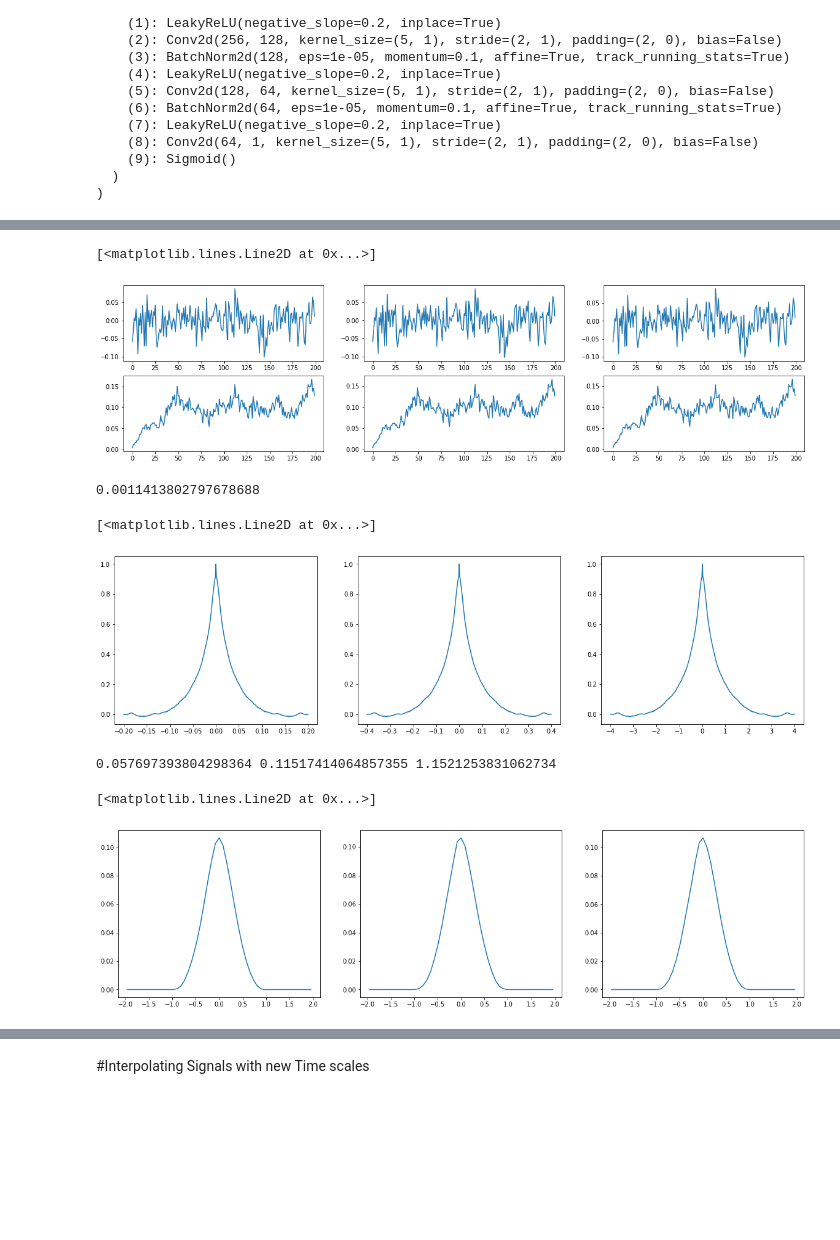
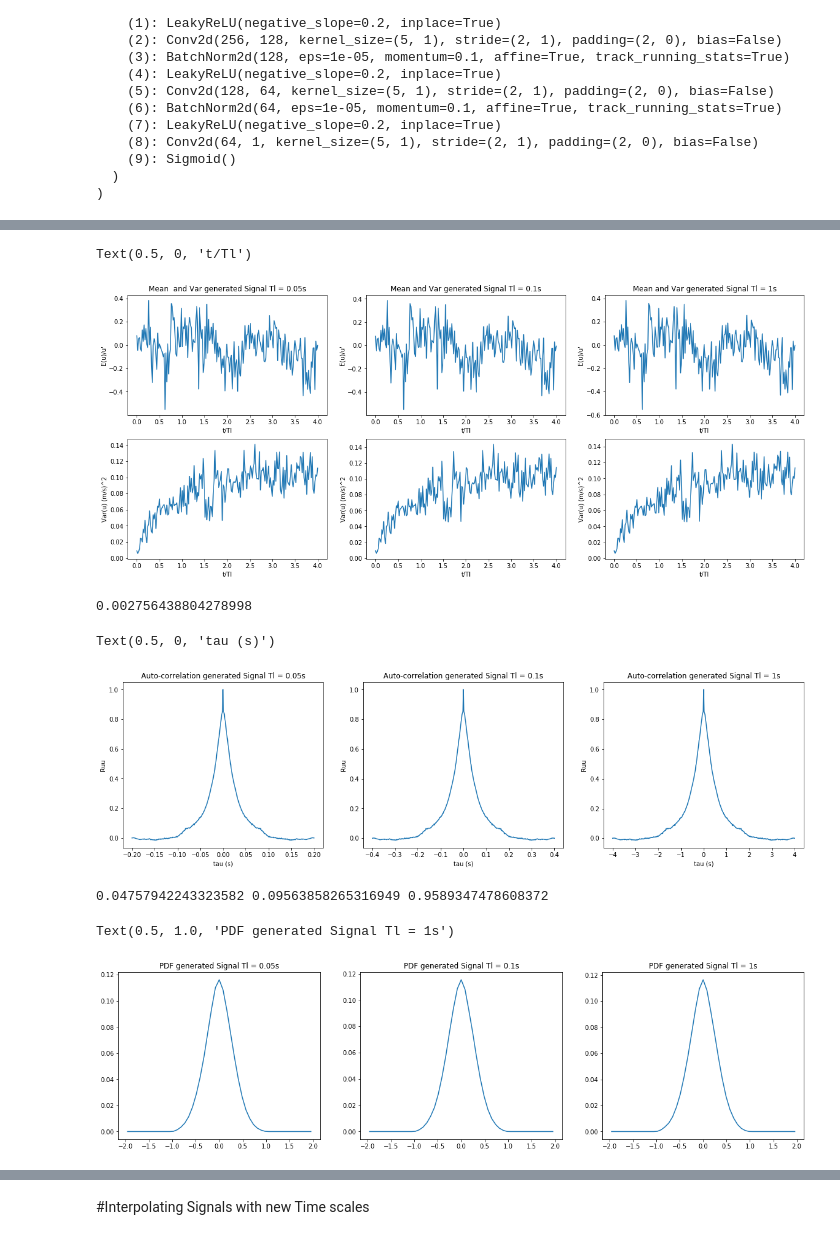
Before and after one commit to ferngonzalezp/Langevin-GAN, a Jupyter notebook: conditional_dcgan_langevin_pytroch.ipynb, the cells around one changed output, grey strips where cells are left out. Drawn from its saved outputs; the diff is of its cells as text; code cells hidden in the pictures; blank space fills up the shorter version.

```diff
--- a/conditional_dcgan_langevin_pytroch.ipynb
+++ b/conditional_dcgan_langevin_pytroch.ipynb
@@ -56,7 +56,7 @@ ngf = 64
 ndf = 64
 
 # Number of training epochs
-num_epochs = 100
+num_epochs = 200
 
 # Learning rate for optimizers
 lr = 0.0002
@@ -241,17 +241,17 @@ class Discriminator(nn.Module):
         )
         self.main = nn.Sequential(
             # input is nz x 1 x 1
-            nn.utils.spectral_norm(nn.Conv2d(nPred*4+1, ndf * 4, (5,1), (2,1), (2,0), bias=False)),
+            (nn.Conv2d(nPred*4+1, ndf * 4, (5,1), (2,1), (2,0), bias=False)),
             nn.LeakyReLU(0.2,inplace=True),
             # state size. (ndf*2) x 1 x 1
-            nn.utils.spectral_norm(nn.Conv2d(ndf * 4, ndf * 2, (5,1), (2,1), (2,0), bias=False)),
+            (nn.Conv2d(ndf * 4, ndf * 2, (5,1), (2,1), (2,0), bias=False)),
             nn.BatchNorm2d(ndf * 2),
             nn.LeakyReLU(0.2,inplace=True),
             # state size. (ndf*4) x 1 x 1
-            nn.utils.spectral_norm(nn.Conv2d(ndf * 2, ndf, (5,1), (2,1), (2,0), bias=False)),
+            (nn.Conv2d(ndf * 2, ndf, (5,1), (2,1), (2,0), bias=False)),
             nn.BatchNorm2d(ndf),
             nn.LeakyReLU(0.2,inplace=True),
-            nn.utils.spectral_norm(nn.Conv2d(ndf, 1, (5,1), (2,1), (2,0), bias=False)),
+            (nn.Conv2d(ndf, 1, (5,1), (2,1), (2,0), bias=False)),
             nn.Sigmoid()
         )
 
@@ -299,8 +299,8 @@ Discriminator(
 criterion = nn.BCELoss()
 
 # Establish convention for real and fake labels during training
-real_label = 0.9
-fake_label = 0.1
+real_label = 1
+fake_label = 0
 
 # Setup Adam optimizers for both G and D
 optimizerD =  optim.Adam(netD.parameters(), lr=lr, betas=(beta1, 0.999))
@@ -443,6 +443,8 @@ label = torch.tensor(np.ones(num_examples_to_generate)*Tl[2],dtype=torch.float)
 label = label.to(device)
 predicted_langevin_3 = netG(noise,label)
 predicted_langevin_3 = predicted_langevin_3.cpu().detach().numpy()
+# %%
+t = np.linspace(0,4,nPred*4)
 # %%
 plt.figure(figsize=(20,5))
 plt.subplot(1,3,1)
@@ -457,51 +468,70 @@ plt.plot(predicted_langevin_3[np.random.random_integers(0,4999),:,0,0])
 # %%
-plt.figure(figsize=(20,5))
+plt.figure(figsize=(20,8))
 mean_gen = np.zeros(nPred*4)
 var_gen = np.zeros(nPred*4)
 for i  in range(0,num_examples_to_generate):
     mean_gen = mean_gen+ predicted_langevin_1[i,:,0,0]
     var_gen = var_gen + predicted_langevin_1[i,:,0,0]**2
 
 mean_gen = mean_gen/num_examples_to_generate
 var_gen1 = var_gen/num_examples_to_generate-mean_gen**2
+mean_gen = mean_gen/np.sqrt(.1)
+
 plt.subplot(2,3,1)
-plt.plot(mean_gen)
+plt.plot(t,mean_gen)
+plt.title("Mean  and Var generated Signal Tl = "+ str(Tl[0])+"s")
+plt.ylabel("E(u)/u'")
+plt.xlabel("t/Tl")
 plt.subplot(2,3,4)
-plt.plot(var_gen1)
+plt.plot(t,var_gen1)
+plt.ylabel("Var(u) (m/s)^2")
+plt.xlabel("t/Tl")
 
 mean_gen = np.zeros(nPred*4)
 var_gen = np.zeros(nPred*4)
 for i  in range(0,num_examples_to_generate):
     mean_gen = mean_gen+ predicted_langevin_2[i,:,0,0]
     var_gen = var_gen + predicted_langevin_2[i,:,0,0]**2
 
 mean_gen = mean_gen/num_examples_to_generate
 var_gen2 = var_gen/num_examples_to_generate-mean_gen**2
+mean_gen = mean_gen/np.sqrt(.1)
 plt.subplot(2,3,2)
-plt.plot(mean_gen)
+plt.plot(t,mean_gen)
+plt.title("Mean and Var generated Signal Tl = "+ str(Tl[1])+"s")
+plt.ylabel("E(u)/u'")
+plt.xlabel("t/Tl")
 plt.subplot(2,3,5)
-plt.plot(var_gen2)
+plt.plot(t,var_gen2)
+plt.ylabel("Var(u) (m/s)^2")
+plt.xlabel("t/Tl")
 
 mean_gen = np.zeros(nPred*4)
 var_gen = np.zeros(nPred*4)
 for i  in range(0,num_examples_to_generate):
     mean_gen = mean_gen+ predicted_langevin_3[i,:,0,0]
     var_gen = var_gen + predicted_langevin_3[i,:,0,0]**2
 
 mean_gen = mean_gen/num_examples_to_generate
 var_gen3 = var_gen/num_examples_to_generate-mean_gen**2
+mean_gen = mean_gen/np.sqrt(.1)
 plt.subplot(2,3,3)
-plt.plot(mean_gen)
+plt.plot(t,mean_gen)
+plt.title("Mean and Var generated Signal Tl = "+ str(Tl[2])+"s")
+plt.ylabel("E(u)/u'")
+plt.xlabel("t/Tl")
 plt.subplot(2,3,6)
-plt.plot(var_gen3)
+plt.plot(t,var_gen3)
+plt.ylabel("Var(u) (m/s)^2")
+plt.xlabel("t/Tl")
 # %% [output]
-[<matplotlib.lines.Line2D at 0x...>]
+Text(0.5, 0, 't/Tl')
-[figure, old version]
+[figure, new version]
 # %%
 MSE_mean = np.mean(mean_gen**2)
 print(MSE_mean)
 # %% [output]
-0.0011413802797678688
+0.002756438804278998
 # %%
 def auto_cor(v):
   result = np.correlate(v,v,mode='full')
@@ -514,28 +544,37 @@ for i in range(num_examples_to_generate):
 Ruu_1 = Ruu/num_examples_to_generate
 plt.subplot(1,3,1)
 plt.plot(np.linspace(-Tl[0]*nPer,Tl[0]*nPer,nPred*2*nPer-1),Ruu_1)
+plt.title("Auto-correlation generated Signal Tl = "+ str(Tl[0])+"s")
+plt.ylabel("Ruu")
+plt.xlabel("tau (s)")
 Ruu = np.array(0);
 for i in range(num_examples_to_generate):
   Ruu = Ruu + auto_cor(predicted_langevin_2[i,:,0,0])
 Ruu_2 = Ruu/num_examples_to_generate
 plt.subplot(1,3,2)
 plt.plot(np.linspace(-Tl[1]*nPer,Tl[1]*nPer,nPred*2*nPer-1),Ruu_2)
+plt.title("Auto-correlation generated Signal Tl = "+ str(Tl[1])+"s")
+plt.ylabel("Ruu")
+plt.xlabel("tau (s)")
 Ruu = np.array(0);
 for i in range(num_examples_to_generate):
   Ruu = Ruu + auto_cor(predicted_langevin_3[i,:,0,0])
 Ruu_3 = Ruu/num_examples_to_generate
 plt.subplot(1,3,3)
 plt.plot(np.linspace(-Tl[2]*nPer,Tl[2]*nPer,nPred*2*nPer-1),Ruu_3)
+plt.title("Auto-correlation generated Signal Tl = "+ str(Tl[2])+"s")
+plt.ylabel("Ruu")
+plt.xlabel("tau (s)")
 # %% [output]
-[<matplotlib.lines.Line2D at 0x...>]
+Text(0.5, 0, 'tau (s)')
-[figure, old version]
+[figure, new version]
 # %%
 Tl_emp1 = np.trapz(Ruu_1,np.linspace(-Tl[0]*nPer,Tl[0]*nPer,nPred*2*nPer-1))
 Tl_emp2 = np.trapz(Ruu_2,np.linspace(-Tl[1]*nPer,Tl[1]*nPer,nPred*2*nPer-1))
 Tl_emp3 = np.trapz(Ruu_3,np.linspace(-Tl[2]*nPer,Tl[2]*nPer,nPred*2*nPer-1))
 print(Tl_emp1,Tl_emp2,Tl_emp3)
 # %% [output]
-0.057697393804298364 0.11517414064857355 1.1521253831062734
+0.04757942243323582 0.09563858265316949 0.9589347478608372
 # %%
 plt.figure(figsize=(20,5))
 bins = np.linspace(-2,2,50)
@@ -543,17 +582,20 @@ hist_1,_ = np.histogram(predicted_langevin_1,bins = bins,normed=True)
 hist_1 = hist_1/np.sum(hist_1)
 plt.subplot(1,3,1)
 plt.plot((bins[1:] + bins[:-1]) / 2,hist_1)
+plt.title("PDF generated Signal Tl = "+ str(Tl[0])+"s")
 hist_2,_ = np.histogram(predicted_langevin_2,bins = bins,normed=True)
 hist_2 = hist_2/np.sum(hist_2)
 plt.subplot(1,3,2)
 plt.plot((bins[1:] + bins[:-1]) / 2,hist_2)
+plt.title("PDF generated Signal Tl = "+ str(Tl[1])+"s")
 hist_3,_ = np.histogram(predicted_langevin_3,bins = bins,normed=True)
 hist_3 = hist_3/np.sum(hist_3)
 plt.subplot(1,3,3)
 plt.plot((bins[1:] + bins[:-1]) / 2,hist_3)
+plt.title("PDF generated Signal Tl = "+ str(Tl[2])+"s")
 # %% [output]
-[<matplotlib.lines.Line2D at 0x...>]
+Text(0.5, 1.0, 'PDF generated Signal Tl = 1s')
-[figure, old version]
+[figure, new version]
 # %%
 plt.figure(figsize=(20,5))
 langevin_1 = train_sigs[0:5000].cpu().detach().numpy()
```
Also changed, not shown: parts of 16 cells of this notebook.
